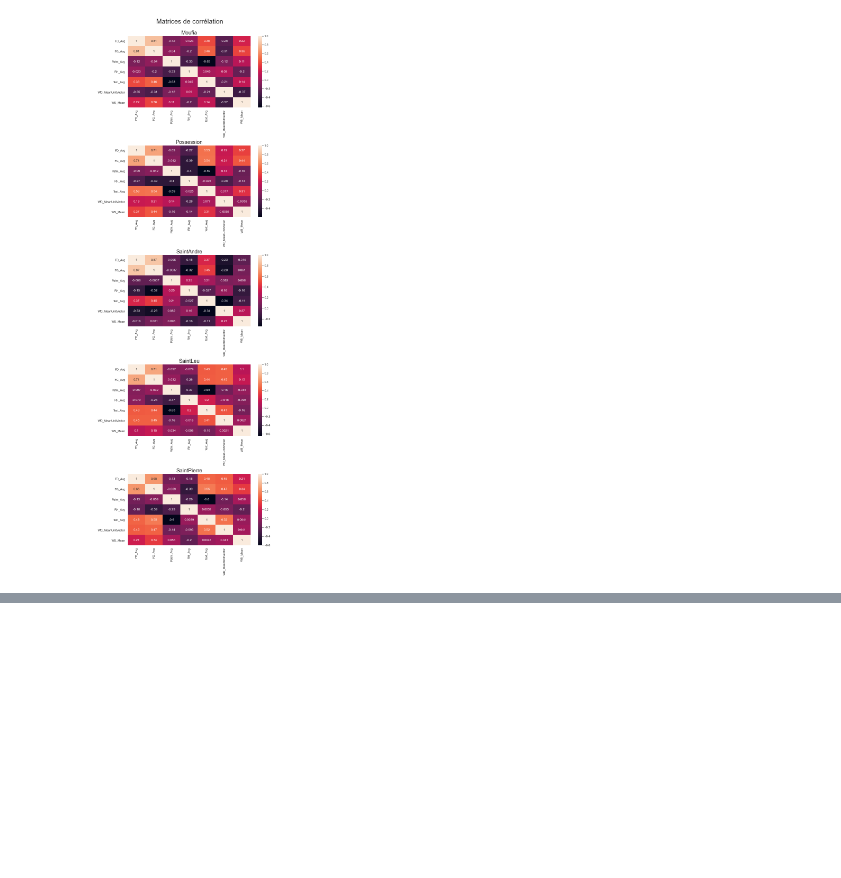
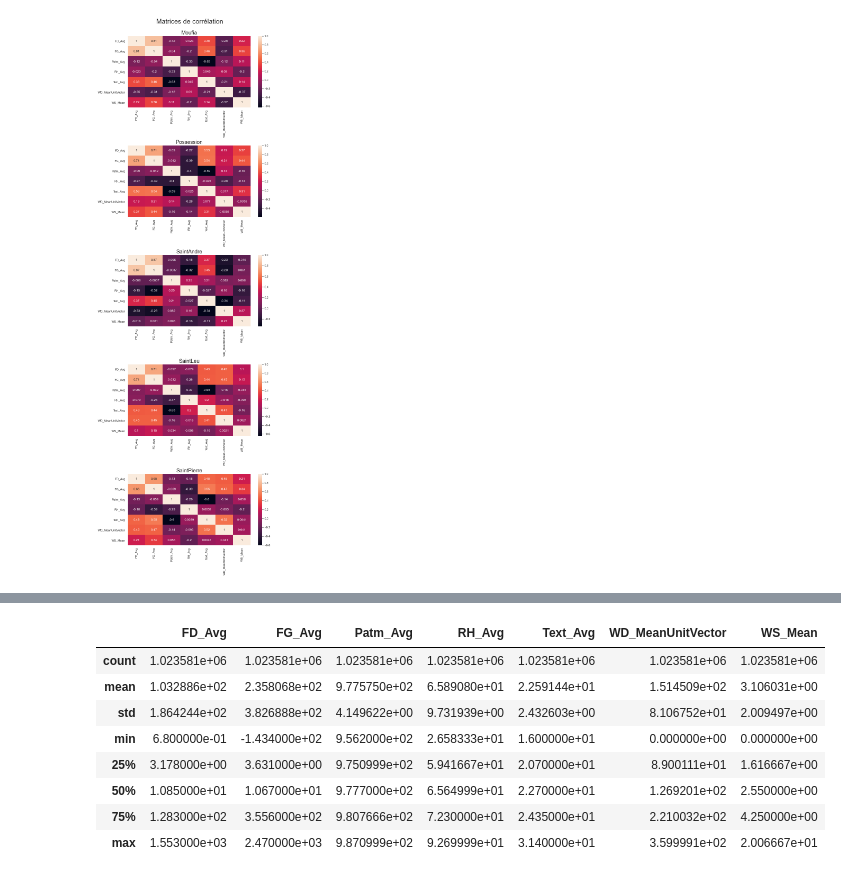
Before and after one commit to anhtu7/FouilleDeDonnees_projet, a Jupyter notebook: visualisation.ipynb, the cells around one changed output, grey strips where cells are left out. Saved outputs shown, nothing was run; the diff lists cells and outputs as text; code cells hidden in the pictures; blank space fills up the shorter version.

```diff
--- a/visualisation.ipynb
+++ b/visualisation.ipynb
@@ -72,0 +86,12 @@ sns.boxplot(y=df_Moufia["FD_Avg"])
+# %%
+df_Moufia.describe()
+# %% [output]
+|  | FD_Avg | FG_Avg | Patm_Avg | RH_Avg | Text_Avg | WD_MeanUnitVector | WS_Mean |
+| count | 1.023581e+06 | 1.023581e+06 | 1.023581e+06 | 1.023581e+06 | 1.023581e+06 | 1.023581e+06 | 1.023581e+06 |
+| mean | 1.032886e+02 | 2.358068e+02 | 9.775750e+02 | 6.589080e+01 | 2.259144e+01 | 1.514509e+02 | 3.106031e+00 |
+| std | 1.864244e+02 | 3.826888e+02 | 4.149622e+00 | 9.731939e+00 | 2.432603e+00 | 8.106752e+01 | 2.009497e+00 |
+| min | 6.800000e-01 | -1.434000e+02 | 9.562000e+02 | 2.658333e+01 | 1.600000e+01 | 0.000000e+00 | 0.000000e+00 |
+| 25% | 3.178000e+00 | 3.631000e+00 | 9.750999e+02 | 5.941667e+01 | 2.070000e+01 | 8.900111e+01 | 1.616667e+00 |
+| 50% | 1.085000e+01 | 1.067000e+01 | 9.777000e+02 | 6.564999e+01 | 2.270000e+01 | 1.269201e+02 | 2.550000e+00 |
+| 75% | 1.283000e+02 | 3.556000e+02 | 9.807666e+02 | 7.230000e+01 | 2.435000e+01 | 2.210032e+02 | 4.250000e+00 |
+| max | 1.553000e+03 | 2.470000e+03 | 9.870999e+02 | 9.269999e+01 | 3.140000e+01 | 3.599991e+02 | 2.006667e+01 |
```
Also changed, not shown: parts of 5 cells of this notebook, 10 other files.
